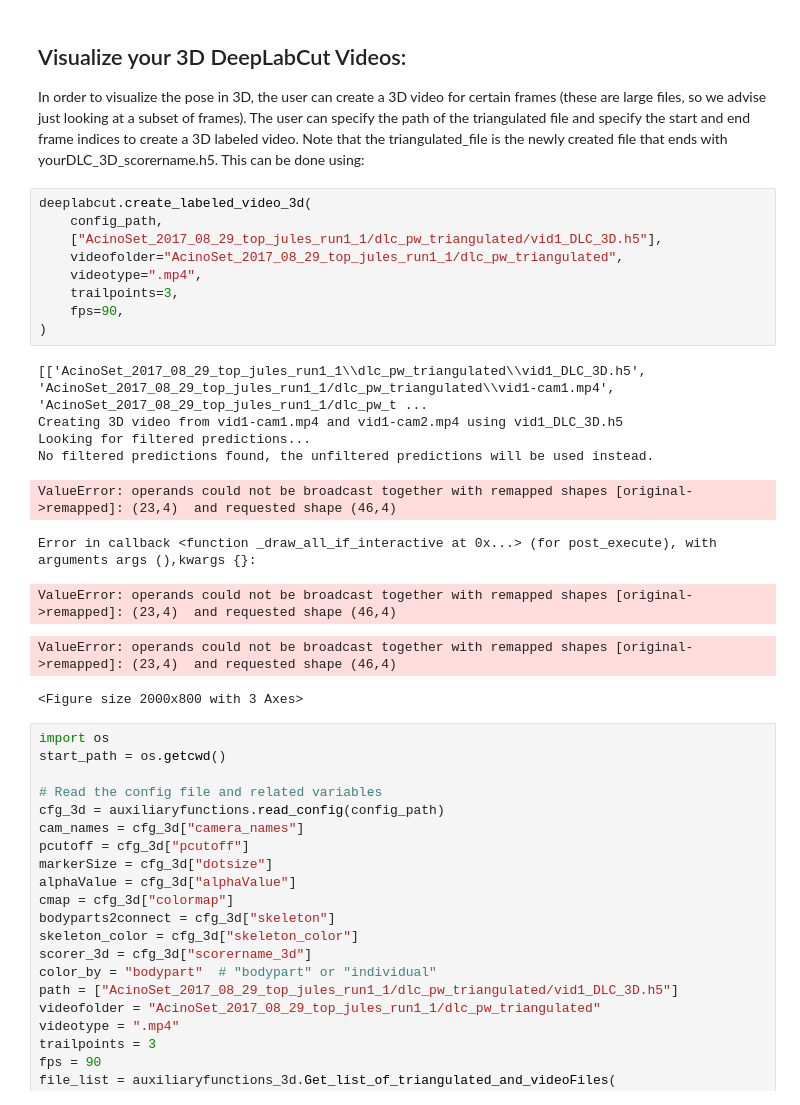
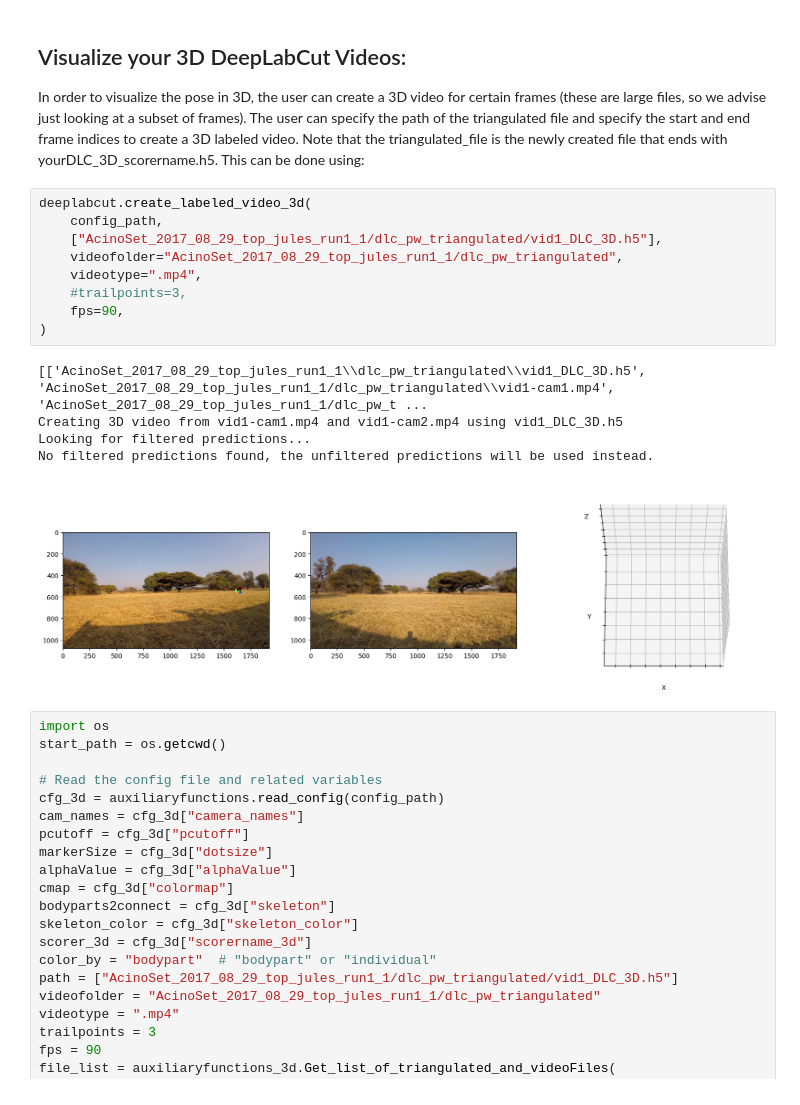
Before and after one commit to lochhh/3D-DLC-AcinoSet, a Jupyter notebook: Demo_3D_DeepLabCut.ipynb, the cells around one changed output. Drawn from its saved outputs; the diff is of its cells as text.

Commit message:
Set trailpoints=0

```diff
--- a/Demo_3D_DeepLabCut.ipynb
+++ b/Demo_3D_DeepLabCut.ipynb
@@ -375,22 +375,18 @@ In order to visualize the pose in 3D, the user can create a 3D video for certain
 # %%
 deeplabcut.create_labeled_video_3d(
     config_path,
     ["AcinoSet_2017_08_29_top_jules_run1_1/dlc_pw_triangulated/vid1_DLC_3D.h5"],
     videofolder="AcinoSet_2017_08_29_top_jules_run1_1/dlc_pw_triangulated",
     videotype=".mp4",
-    trailpoints=3,
+    #trailpoints=3,
     fps=90,
 )
 # %% [output]
 [['AcinoSet_2017_08_29_top_jules_run1_1\\dlc_pw_triangulated\\vid1_DLC_3D.h5', 'AcinoSet_2017_08_29_top_jules_run1_1/dlc_pw_triangulated\\vid1-cam1.mp4', 'AcinoSet_2017_08_29_top_jules_run1_1/dlc_pw_t ...
 Creating 3D video from vid1-cam1.mp4 and vid1-cam2.mp4 using vid1_DLC_3D.h5
 Looking for filtered predictions...
 No filtered predictions found, the unfiltered predictions will be used instead.
-ValueError: operands could not be broadcast together with remapped shapes [original->remapped]: (23,4)  and requested shape (46,4)
-Error in callback <function _draw_all_if_interactive at 0x...> (for post_execute), with arguments args (),kwargs {}:
-ValueError: operands could not be broadcast together with remapped shapes [original->remapped]: (23,4)  and requested shape (46,4)
-ValueError: operands could not be broadcast together with remapped shapes [original->remapped]: (23,4)  and requested shape (46,4)
-<Figure size 2000x800 with 3 Axes>
+[figure, added]
 # %%
 import os
 start_path = os.getcwd()
```
Also changed, not shown: parts of 1 cell of this notebook.
